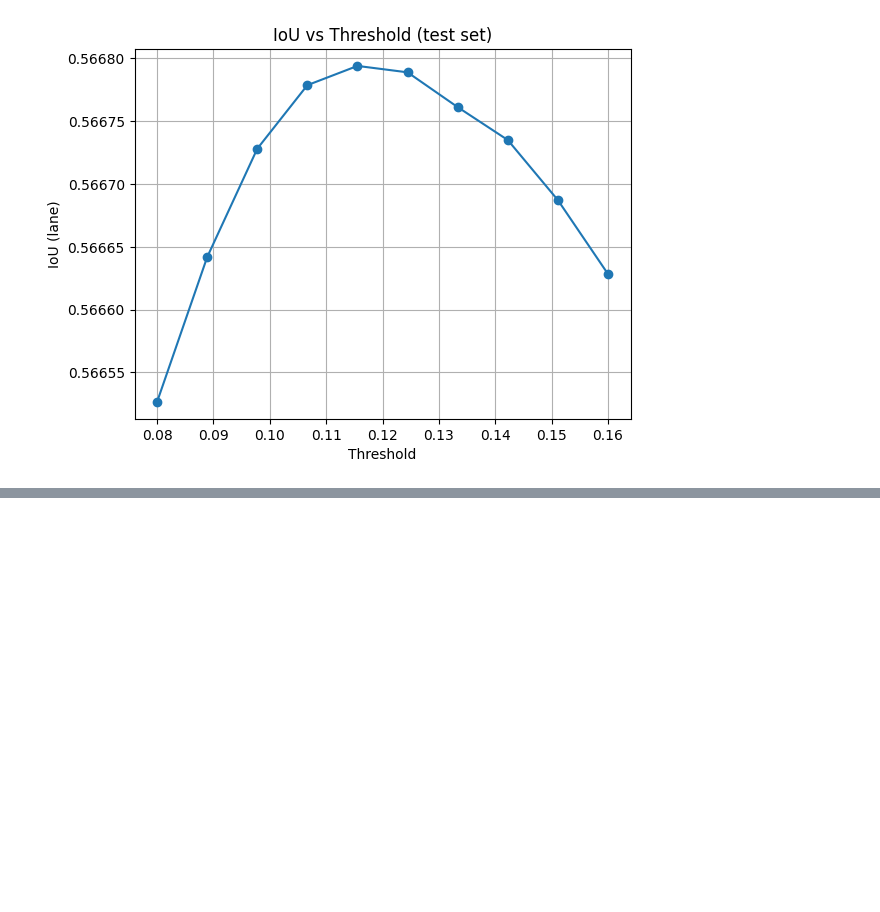
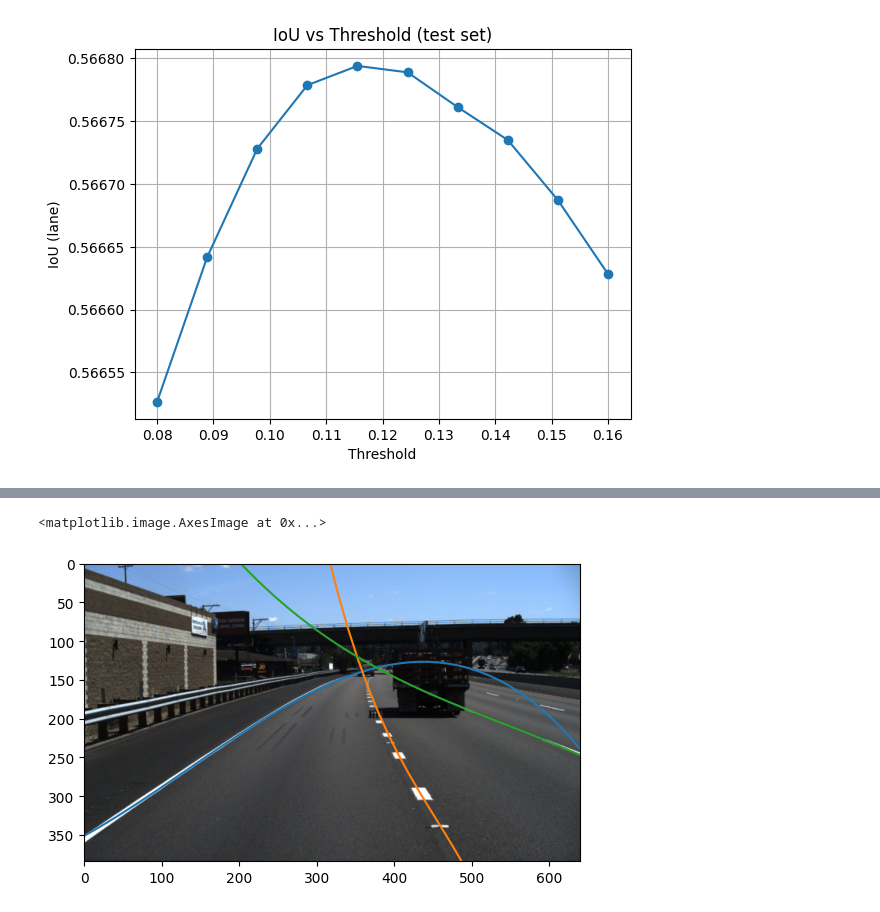
Before and after one commit to bencurley523/LaneDetection, a Jupyter notebook: Notebooks/cnn_lane_det.ipynb, the cells around one changed output, grey strips where cells are left out. Saved outputs shown, nothing was run; the diff lists cells and outputs as text; code cells hidden in the pictures; blank space fills up the shorter version.

```diff
--- a/Notebooks/cnn_lane_det.ipynb
+++ b/Notebooks/cnn_lane_det.ipynb
@@ -434,0 +397,20 @@ plt.imshow(overlay)
+# %%
+labels = dbscan.labels_
+# %%
+polys = []
+for group in set(labels):
+    x_data = coords[0][np.where(labels==group)]
+    y_data = coords[1][np.where(labels==group)]
+    poly = np.polyfit(y_data, x_data, deg=3)
+    polys.append(poly)
+# %%
+y = np.linspace(0, IMG_WIDTH)
+# %%
+plt.ylim(384, 0)
+plt.plot(y, polys[0][0]*y**3 + polys[0][1]*y**2 + polys[0][2]*y + polys[0][3])
+plt.plot(y, polys[1][0]*y**3 + polys[1][1]*y**2 + polys[1][2]*y + polys[1][3])
+plt.plot(y, polys[2][0]*y**3 + polys[2][1]*y**2 + polys[2][2]*y + polys[2][3])
+plt.imshow(to_show)
+# %% [output]
+<matplotlib.image.AxesImage at 0x...>
+[figure, added]
```
Also changed, not shown: parts of 23 cells of this notebook, 1 other file.
